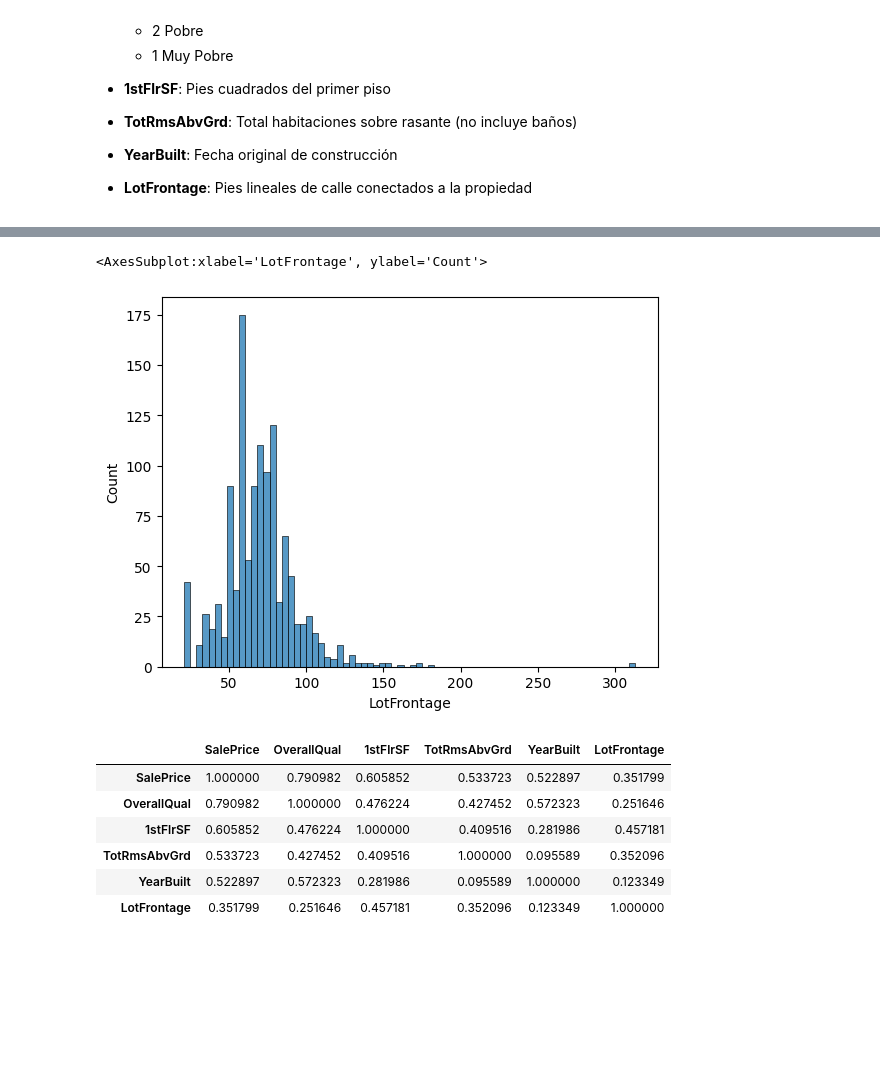
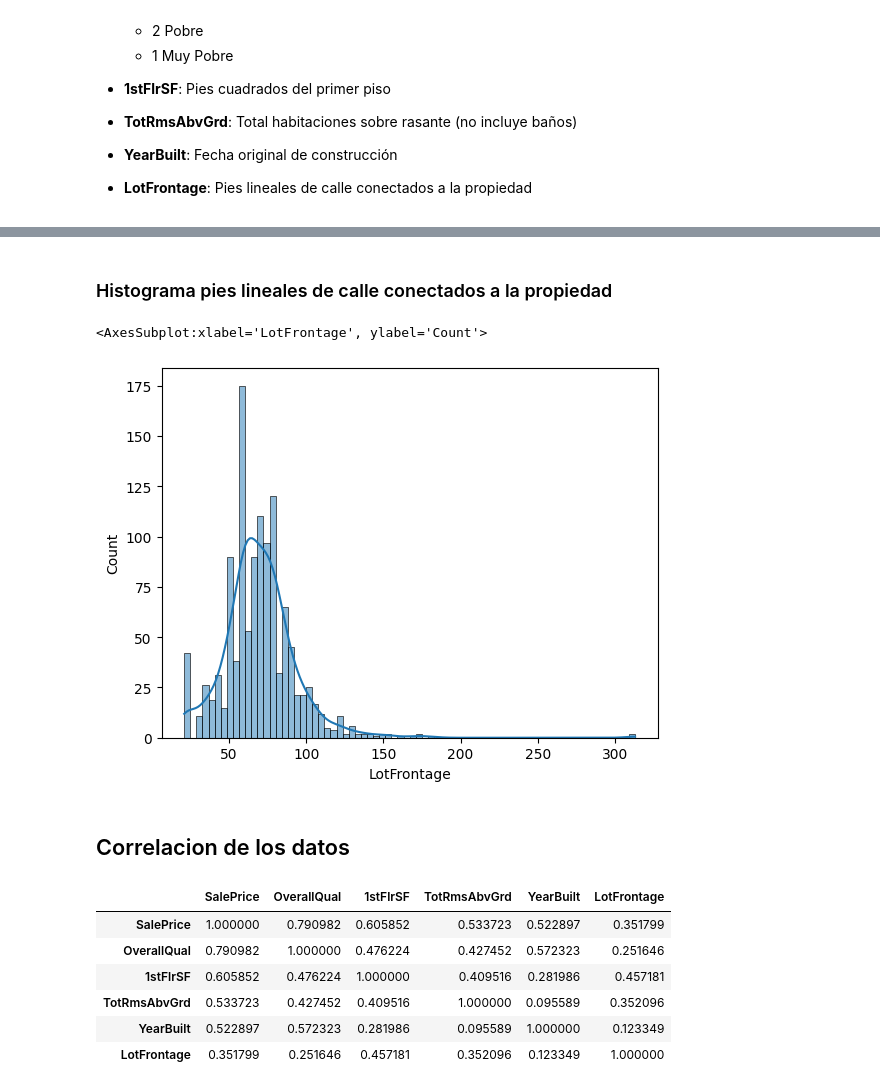
Before and after one commit to luisramilian95/data-science-ug, a Jupyter notebook: project-1/main.ipynb, the cells around one changed output, grey strips where cells are left out. Cells and saved outputs as stored; diff of their text form; code cells hidden in the pictures; blank space fills up the shorter version.

```diff
--- a/project-1/main.ipynb
+++ b/project-1/main.ipynb
@@ -110,8 +138,12 @@ sns.histplot(data=data_frame, x=YEAR_BUILT)
+# %% [markdown]
+### Histograma pies lineales de calle conectados a la propiedad
 # %%
-sns.histplot(data=data_frame, x=LINEAR_FEET_OF_STREET)
+sns.histplot(data=data_frame, x=LINEAR_FEET_OF_STREET, kde=True)
 # %% [output]
 <AxesSubplot:xlabel='LotFrontage', ylabel='Count'>
-[figure, old version]
+[figure, new version]
+# %% [markdown]
+## Correlacion de los datos
 # %%
 data_frame.corr()
 # %% [output]
```
Also changed, not shown: parts of 103 cells of this notebook.
